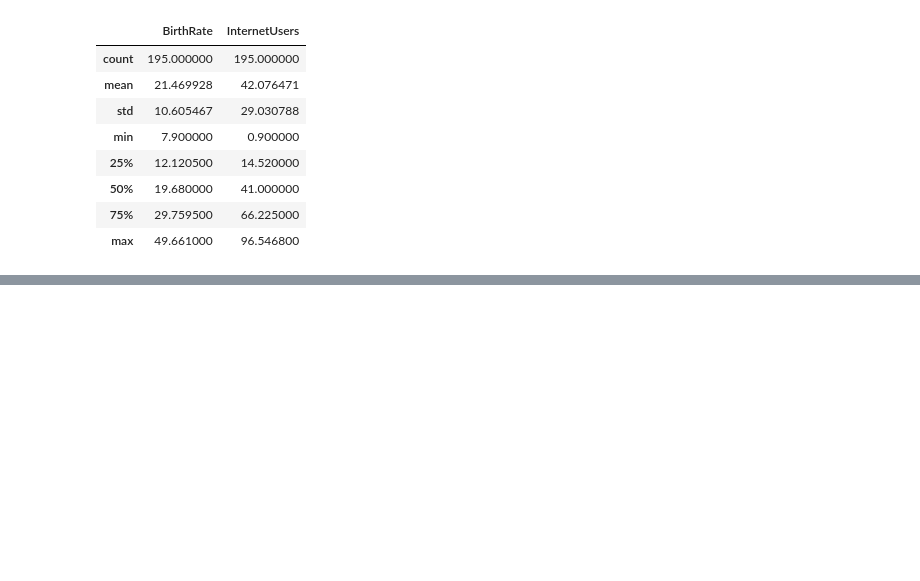
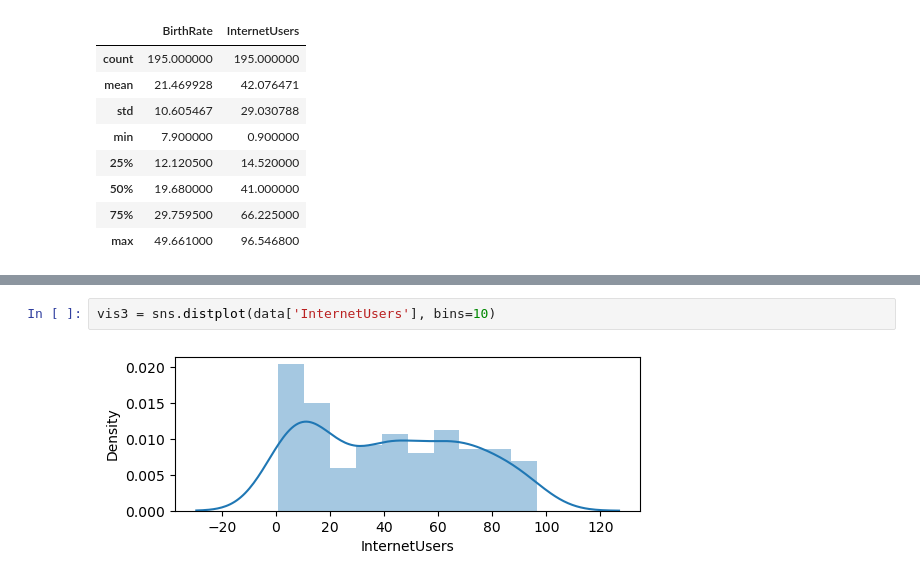
Before and after one commit to Harish-34/python, a Jupyter notebook: T16_data_frame.ipynb, the cells around one changed output, grey strips where cells are left out. Saved outputs shown, nothing was run; the diff lists cells and outputs as text; blank space fills up the shorter version.

```diff
--- a/T16_data_frame.ipynb
+++ b/T16_data_frame.ipynb
@@ -205,0 +546,4 @@ Neumerical_data.describe()
+# %%
+vis3 = sns.distplot(data['InternetUsers'], bins=10)
+# %% [output]
+[figure, added]
```
Also changed, not shown: parts of 43 cells of this notebook.
